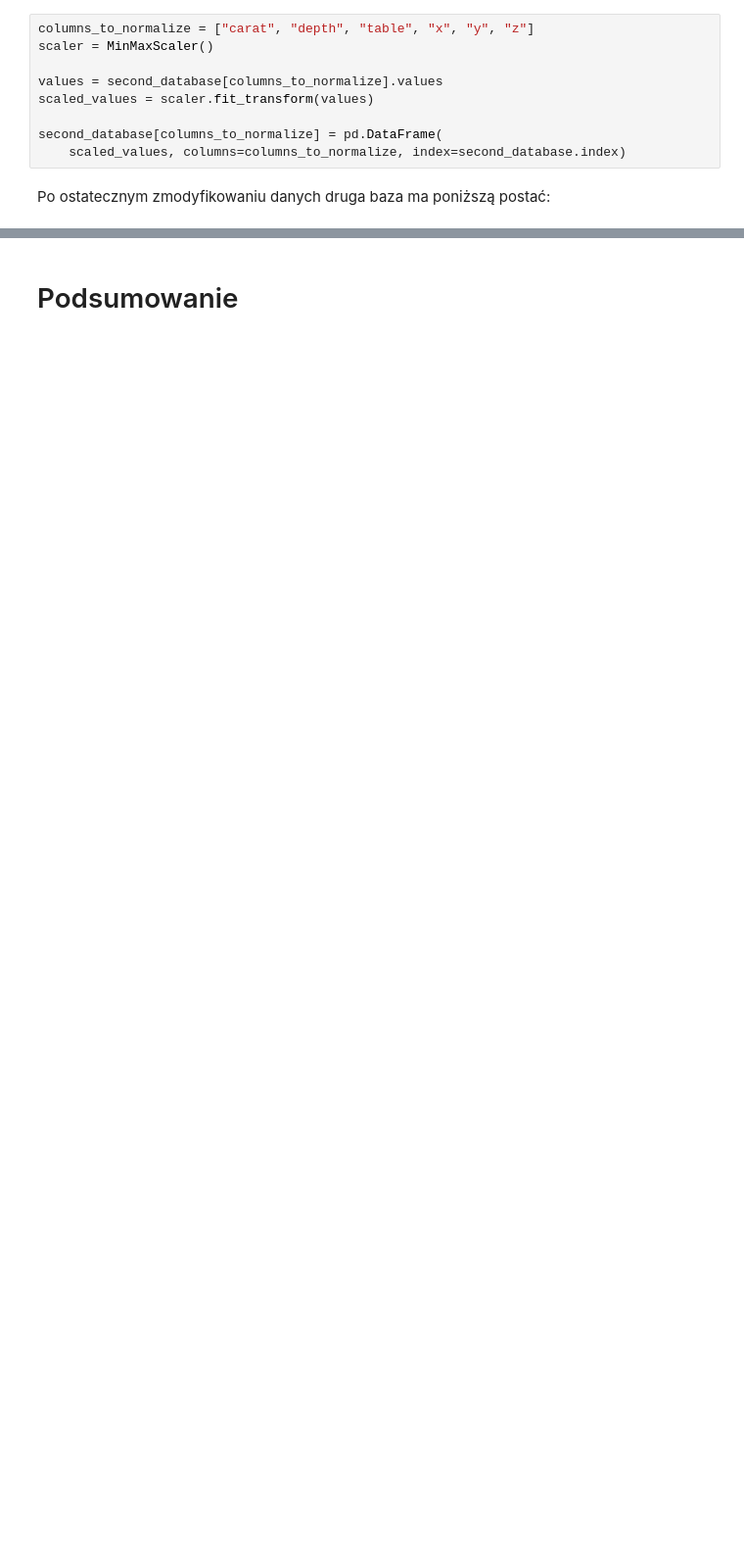
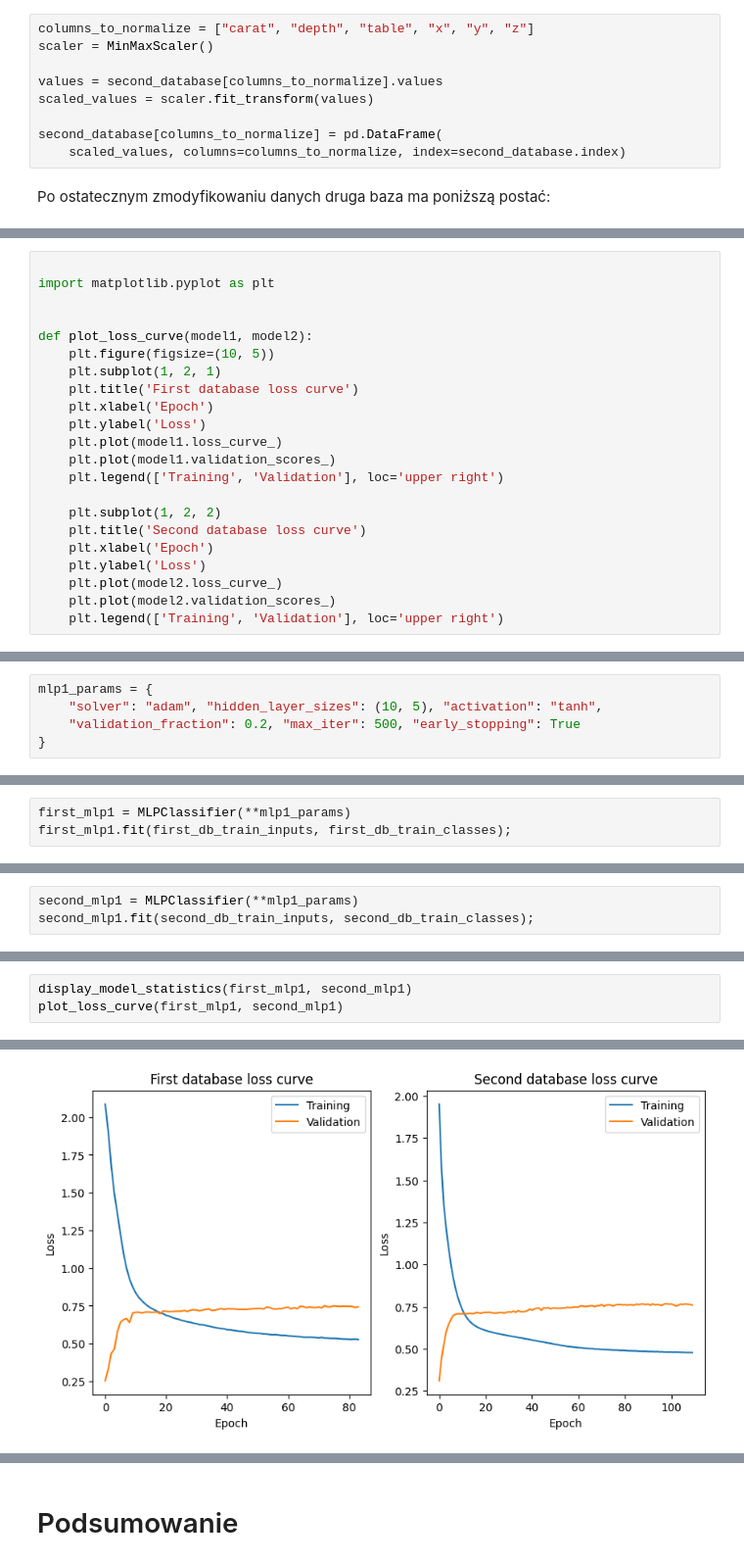
Before and after one commit to wgola/computional-intelligence-exercises, a Jupyter notebook: project2/project2.ipynb, the cells around one changed output, grey strips where cells are left out. Shown at 98% size. Cells and saved outputs as stored; diff of their text form; blank space fills up the shorter version.

```diff
--- a/project2/project2.ipynb
+++ b/project2/project2.ipynb
@@ -202,0 +590,22 @@ W tym celu wykorzystam
+# %%
+
+import matplotlib.pyplot as plt
+
+
+def plot_loss_curve(model1, model2):
+    plt.figure(figsize=(10, 5))
+    plt.subplot(1, 2, 1)
+    plt.title('First database loss curve')
+    plt.xlabel('Epoch')
+    plt.ylabel('Loss')
+    plt.plot(model1.loss_curve_)
+    plt.plot(model1.validation_scores_)
+    plt.legend(['Training', 'Validation'], loc='upper right')
+
+    plt.subplot(1, 2, 2)
+    plt.title('Second database loss curve')
+    plt.xlabel('Epoch')
+    plt.ylabel('Loss')
+    plt.plot(model2.loss_curve_)
+    plt.plot(model2.validation_scores_)
+    plt.legend(['Training', 'Validation'], loc='upper right')
@@ -202,0 +623,5 @@ W tym celu wykorzystam
+# %%
+mlp1_params = {
+    "solver": "adam", "hidden_layer_sizes": (10, 5), "activation": "tanh",
+    "validation_fraction": 0.2, "max_iter": 500, "early_stopping": True
+}
@@ -202,0 +630,3 @@ W tym celu wykorzystam
+# %%
+first_mlp1 = MLPClassifier(**mlp1_params)
+first_mlp1.fit(first_db_train_inputs, first_db_train_classes);
@@ -202,0 +635,3 @@ W tym celu wykorzystam
+# %%
+second_mlp1 = MLPClassifier(**mlp1_params)
+second_mlp1.fit(second_db_train_inputs, second_db_train_classes);
@@ -202,0 +640,4 @@ W tym celu wykorzystam
+# %%
+display_model_statistics(first_mlp1, second_mlp1)
+plot_loss_curve(first_mlp1, second_mlp1)
+# %% [output]
@@ -202,0 +664 @@ W tym celu wykorzystam
+[figure, added]
```
Also changed, not shown: parts of 128 cells of this notebook.
